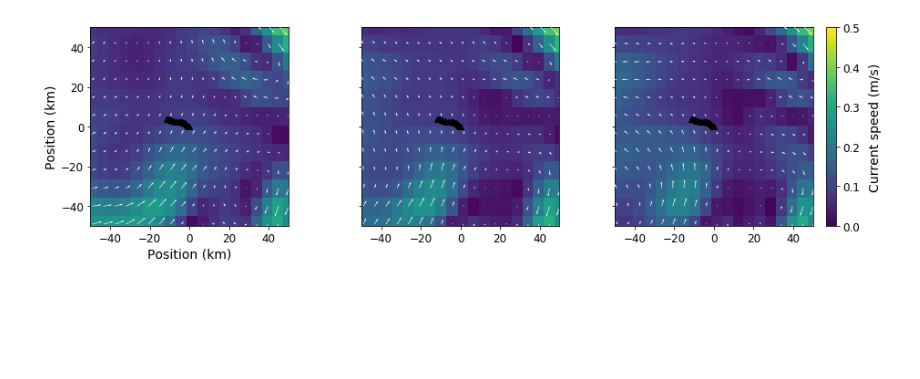
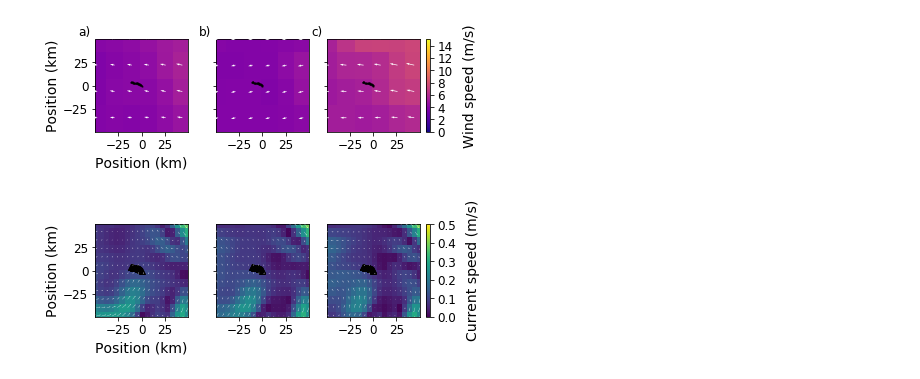
Before and after one commit to jmunroe/IceDEF, a Jupyter notebook: notebooks/plot_metocean_around_test_case.ipynb, the cells around one changed output. Cells and saved outputs as stored; diff of their text form; code cells hidden in the pictures; blank space fills up the shorter version.

```diff
--- a/notebooks/plot_metocean_around_test_case.ipynb
+++ b/notebooks/plot_metocean_around_test_case.ipynb
@@ -144,4 +182,4 @@ def plot_metocean_field():
-# %%
-plot_metocean_field()
-# %% [output]
-[figure, removed]
+# %%
+fig, ax = plot_metocean_field(atm.data, atm.wind, field_name='atmosphere')
+# %% [output]
+[figure, added]
@@ -147,0 +188,4 @@ plot_metocean_field()
+# %%
+fig
+# %% [output]
+[figure, added]
```
Also changed, not shown: parts of 2 cells of this notebook, 1 other file.
